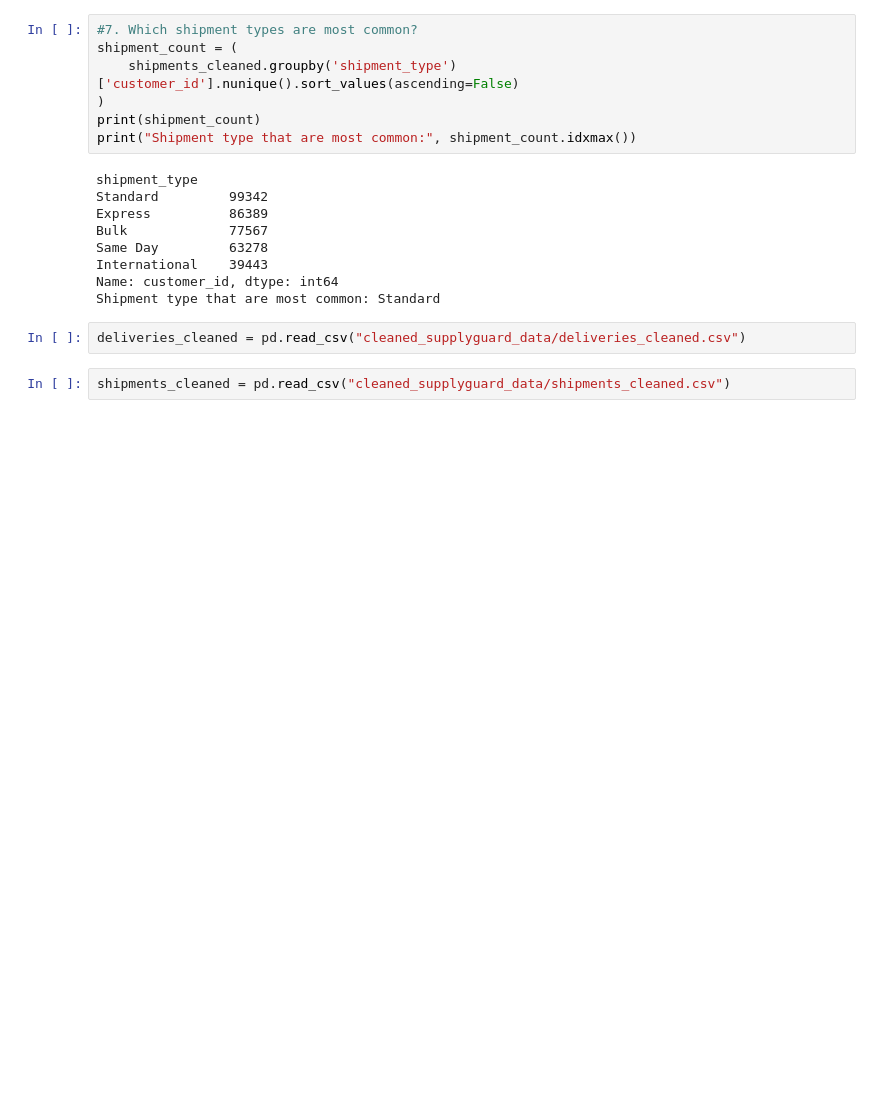
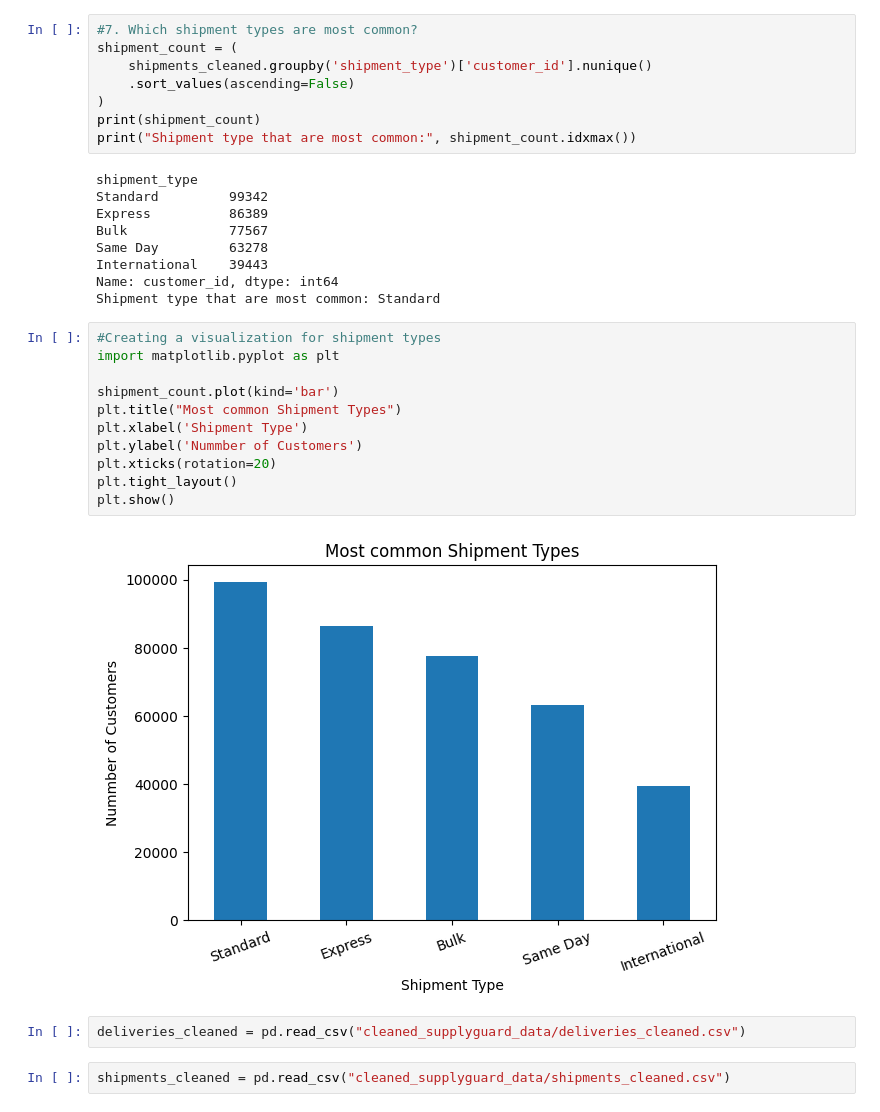
Before and after one commit to jilyanga2/Logistics-And-Delivery-Intelligence, a Jupyter notebook: feature-engineering.ipynb, the cells around one changed output. Drawn from its saved outputs; the diff is of its cells as text; blank space fills up the shorter version.

Commit message:
started on visualisation

```diff
--- a/feature-engineering.ipynb
+++ b/feature-engineering.ipynb
@@ -810,7 +810,8 @@ import matplotlib.pyplot as plt
 # %%
 #7. Which shipment types are most common?
 shipment_count = (
-    shipments_cleaned.groupby('shipment_type')['customer_id'].nunique().sort_values(ascending=False)
+    shipments_cleaned.groupby('shipment_type')['customer_id'].nunique()
+    .sort_values(ascending=False)
 )
 print(shipment_count)
 print("Shipment type that are most common:", shipment_count.idxmax())
@@ -823,6 +824,19 @@ Same Day         63278
 International    39443
 Name: customer_id, dtype: int64
 Shipment type that are most common: Standard
+# %%
+#Creating a visualization for shipment types
+import matplotlib.pyplot as plt
+
+shipment_count.plot(kind='bar')
+plt.title("Most common Shipment Types")
+plt.xlabel('Shipment Type')
+plt.ylabel('Nummber of Customers')
+plt.xticks(rotation=20)
+plt.tight_layout()
+plt.show()
+# %% [output]
+[figure, added]
 # %%
 deliveries_cleaned = pd.read_csv("cleaned_supplyguard_data/deliveries_cleaned.csv")
 # %%
```
Also changed, not shown: parts of 20 cells of this notebook, 1 other file.
